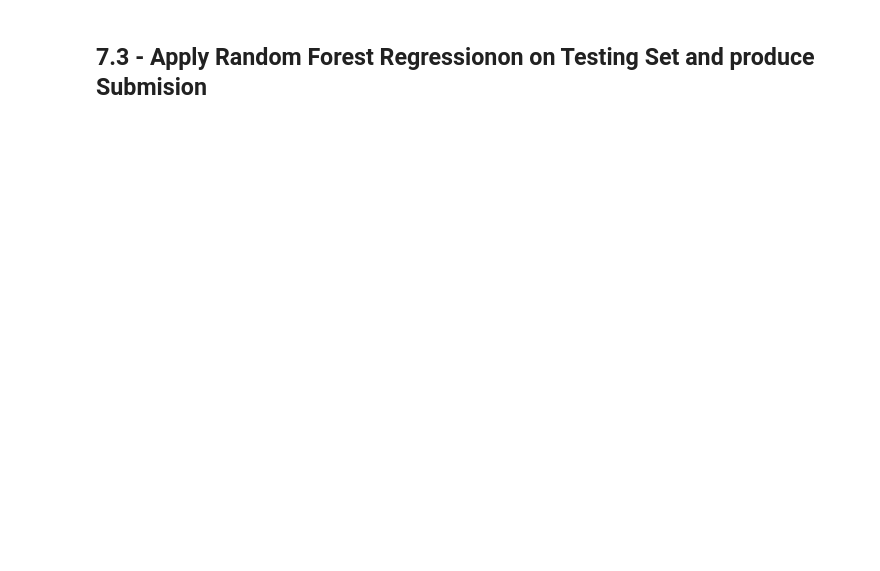
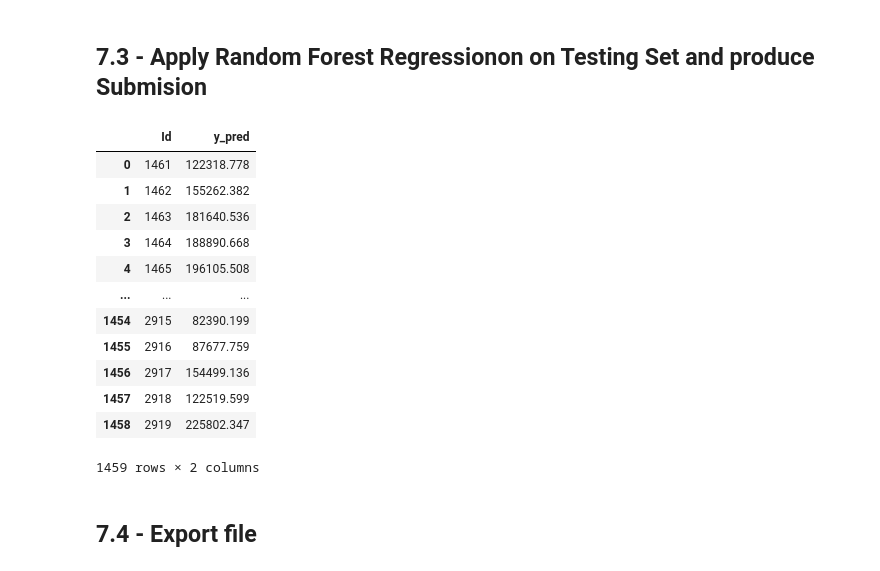
Before and after one commit to ibrahim-Sobh/data_science_in_production, a Jupyter notebook: notebooks/ house-prices-modeling.ipynb, the cells around one changed output. Drawn from its saved outputs; the diff is of its cells as text; code cells hidden in the pictures; blank space fills up the shorter version.

```diff
--- a/notebooks/ house-prices-modeling.ipynb
+++ b/notebooks/ house-prices-modeling.ipynb
@@ -383,7 +373,21 @@ Root-Mean-Squared-Error : 0.1393
 # %%
 X_test = test_data[list_of_columns]
 X_test_scaled=pd.DataFrame(scalar.fit_transform(X_test),columns = X_test.columns)
-
 X_test_scaled["y_pred"]=regr.predict(X_test_scaled)
 X_test_scaled["Id"]=test_data["Id"]
 X_test_scaled["y_pred"]=abs(X_test_scaled["y_pred"])
+X_test_scaled[["Id","y_pred"]]
+# %% [output]
+|  | Id | y_pred |
+| 0 | 1461 | 122318.778 |
+| 1 | 1462 | 155262.382 |
+| 2 | 1463 | 181640.536 |
+| 3 | 1464 | 188890.668 |
+| 4 | 1465 | 196105.508 |
+| ... | ... | ... |
+| 1454 | 2915 | 82390.199 |
+| 1455 | 2916 | 87677.759 |
+| 1456 | 2917 | 154499.136 |
+| 1457 | 2918 | 122519.599 |
+| 1458 | 2919 | 225802.347 |
+1459 rows × 2 columns
@@ -394,0 +394,2 @@ Output.to_csv('/Users/ibrahim/Desktop/AIS/submission_1.txt', index=False)
+# %% [markdown]
+## 7.4 - Export file
```
Also changed, not shown: parts of 28 cells of this notebook.
